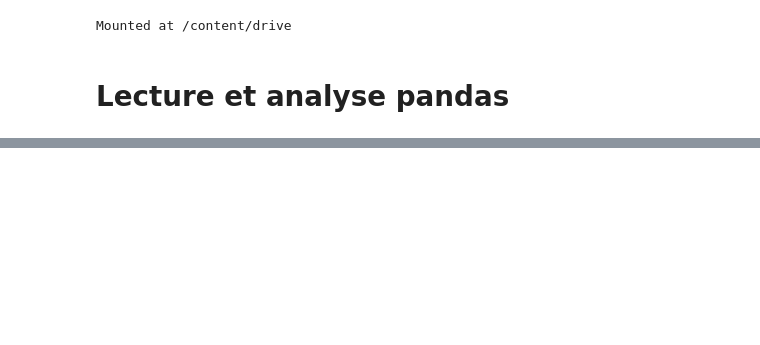
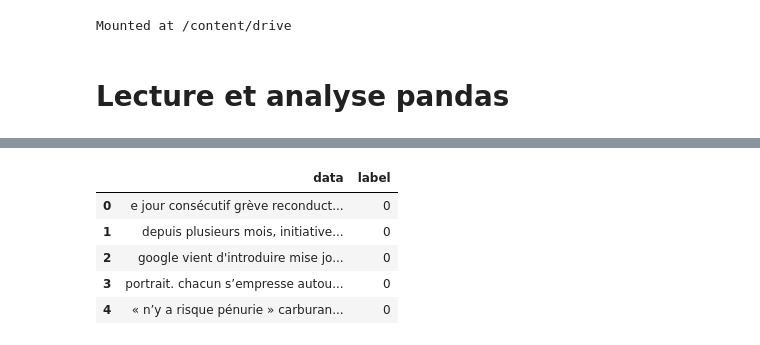
Before and after one commit to ValentinCord/HandsOnAI_2, a Jupyter notebook: NLP_Transformer.ipynb, the cells around one changed output, grey strips where cells are left out. Saved outputs shown, nothing was run; the diff lists cells and outputs as text; code cells hidden in the pictures; blank space fills up the shorter version.

```diff
--- a/NLP_Transformer.ipynb
+++ b/NLP_Transformer.ipynb
@@ -117,0 +106,9 @@ AttributeError: ignored
+# %%
+df.head()
+# %% [output]
+|  | data | label |
+| 0 | e jour consécutif grève reconduct... | 0 |
+| 1 | depuis plusieurs mois, initiative... | 0 |
+| 2 | google vient d'introduire mise jo... | 0 |
+| 3 | portrait. chacun s’empresse autou... | 0 |
+| 4 | « n’y a risque pénurie » carburan... | 0 |
```
Also changed, not shown: parts of 24 cells of this notebook.
